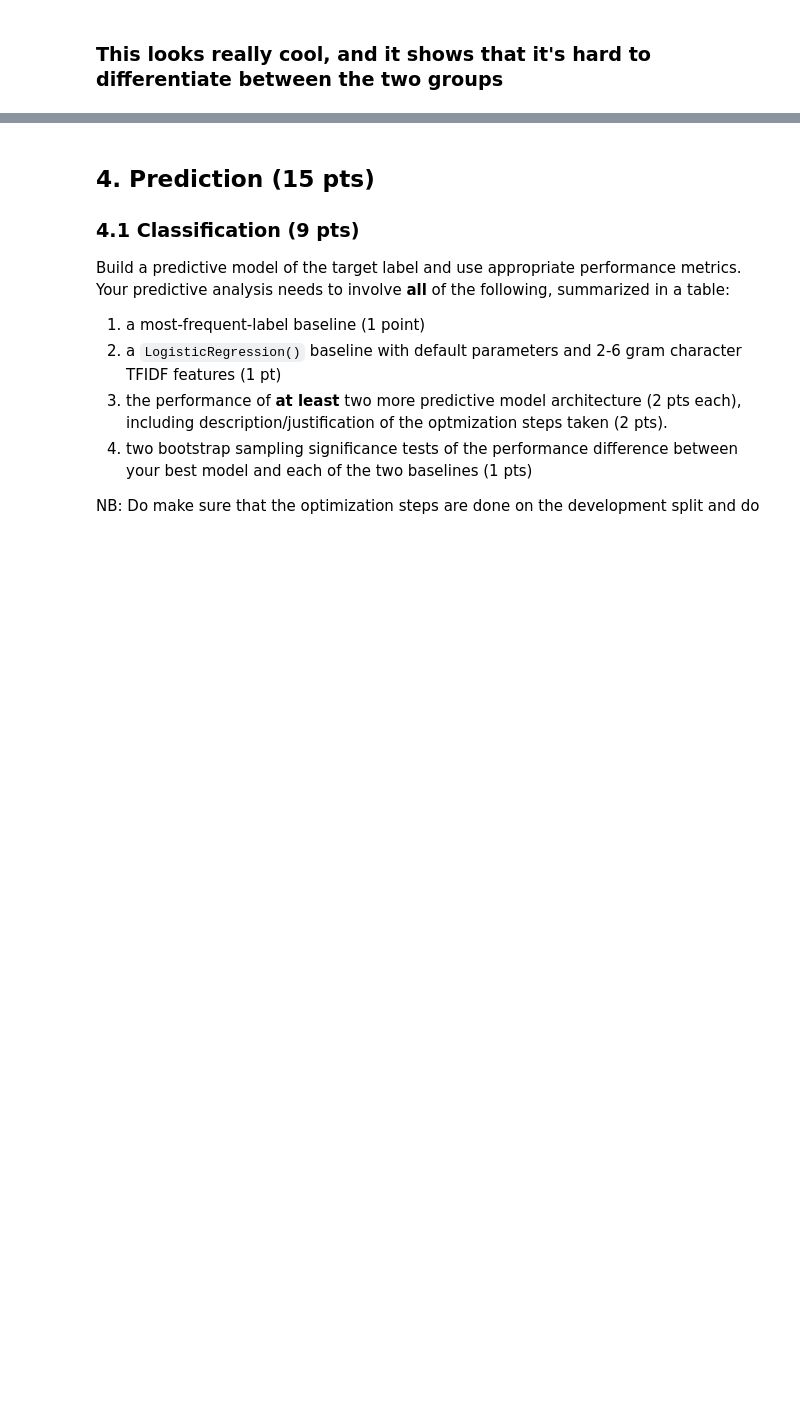
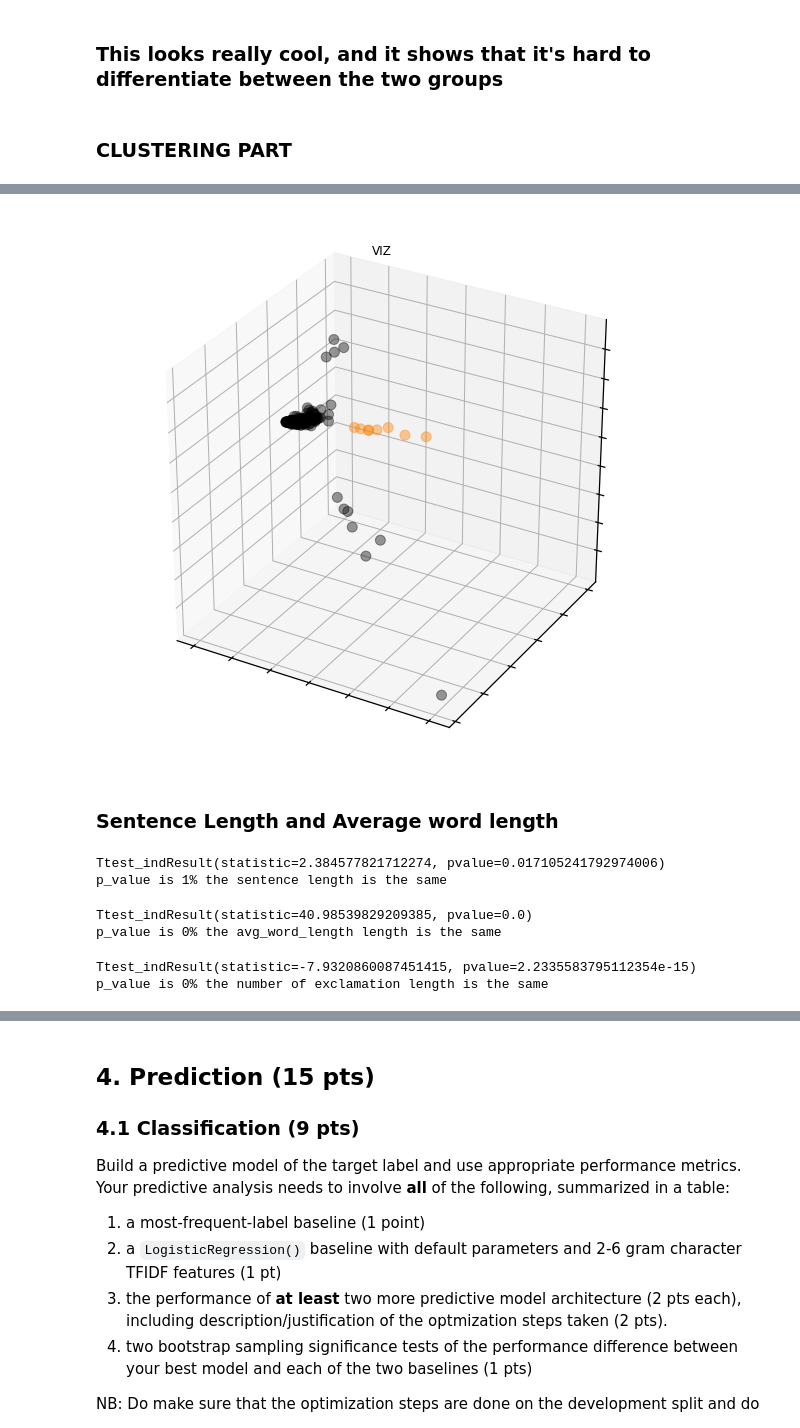
Before and after one commit to Hugo-pao/NLP-Final-Project, a Jupyter notebook: Attending_Final_Project.ipynb, the cells around one changed output, grey strips where cells are left out. Cells and saved outputs as stored; diff of their text form; code cells hidden in the pictures; blank space fills up the shorter version.

```diff
--- a/Attending_Final_Project.ipynb
+++ b/Attending_Final_Project.ipynb
@@ -531,7 +590,7 @@ model_corpus = tfidfmodel[ldacorpus]
 translating corpus to IDs
 tf-idf transformation
 # %%
-num_topics = 11
+num_topics = 5
 
 # find chunksize to make about 200 updates
 num_passes = 10
@@ -636,3 +689,5 @@ Text(0.5, 1.0, 'T-SNE Decomposition')
 [figure]
 # %% [markdown]
 ### This looks really cool, and it shows that it's hard to differentiate between the two groups
+# %% [markdown]
+### CLUSTERING PART
@@ -638,0 +772,32 @@ Text(0.5, 1.0, 'T-SNE Decomposition')
+# %%
+from sklearn.cluster import KMeans, AgglomerativeClustering
+
+tfidf_vectorizer = TfidfVectorizer(ngram_range=(1,2),
+                                   stop_words='english',
+                                   analyzer='word',
+                                   min_df=0.001,
+                                   max_df=0.7,
+                                   sublinear_tf=True,
+                                   use_idf=True)
+
+X = tfidf_vectorizer.fit_transform(data.cleaned.tolist())
+
+
+k = 2
+
+# reduce the dimensionality of the input, to speed up clustering
+%time X2 = TruncatedSVD(n_components=300).fit_transform(X)
+
+agg = AgglomerativeClustering(n_clusters=k)
+sample = np.random.choice(len(X2), replace=False, size=8000)
+%time agg_sample_ids = agg.fit_predict(X2[sample])
+centroids = np.array([X2[sample][agg_sample_ids == c].mean(axis=0) for c in range(k)])
+km = KMeans(n_clusters=k,
+            n_jobs=-1,
+            init=centroids)
+
+# fit it on the full 300-dimensional data set
+%time km.fit(X2)
+plot_sample = np.random.choice(len(X2), replace=False, size=200)
+plot_vectors(X2[plot_sample], labels=km.labels_[plot_sample])
+# %% [output]
@@ -638,0 +810,36 @@ Text(0.5, 1.0, 'T-SNE Decomposition')
+[figure, added]
+# %% [markdown]
+### Sentence Length and Average word length
+# %%
+list_sarcasm = no_verb[no_verb["is_sarcastic"] == 1]['sentence_length'].to_list()
+list_normal = no_verb[no_verb["is_sarcastic"] == 0]['sentence_length'].to_list()
+
+from scipy.stats import ttest_ind
+
+print(ttest_ind(list_sarcasm, list_normal))
+print("p_value is 1% the sentence length is the same")
+# %% [output]
+Ttest_indResult(statistic=2.384577821712274, pvalue=0.017105241792974006)
+p_value is 1% the sentence length is the same
+# %%
+list_sarcasm = no_verb[no_verb["is_sarcastic"] == 1]['avg_word_length'].to_list()
+list_normal = no_verb[no_verb["is_sarcastic"] == 0]['avg_word_length'].to_list()
+
+from scipy.stats import ttest_ind
+
+print(ttest_ind(list_sarcasm, list_normal))
+print("p_value is 0% the avg_word_length length is the same")
+# %% [output]
+Ttest_indResult(statistic=40.98539829209385, pvalue=0.0)
+p_value is 0% the avg_word_length length is the same
+# %%
+list_sarcasm = no_verb[no_verb["is_sarcastic"] == 1]['exclamation'].to_list()
+list_normal = no_verb[no_verb["is_sarcastic"] == 0]['exclamation'].to_list()
+
+from scipy.stats import ttest_ind
+
+print(ttest_ind(list_sarcasm, list_normal))
+print("p_value is 0% the number of exclamation length is the same")
+# %% [output]
+Ttest_indResult(statistic=-7.9320860087451415, pvalue=2.2335583795112354e-15)
+p_value is 0% the number of exclamation length is the same
```
Also changed, not shown: parts of 34 cells of this notebook.
